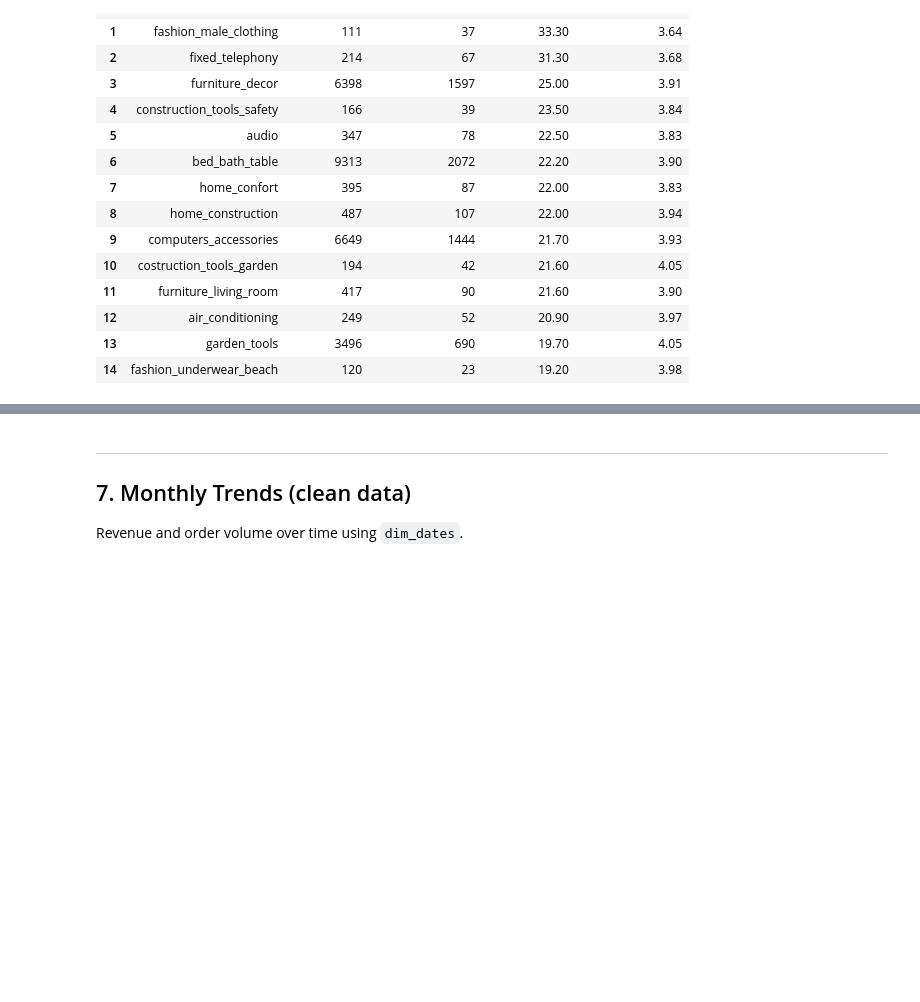
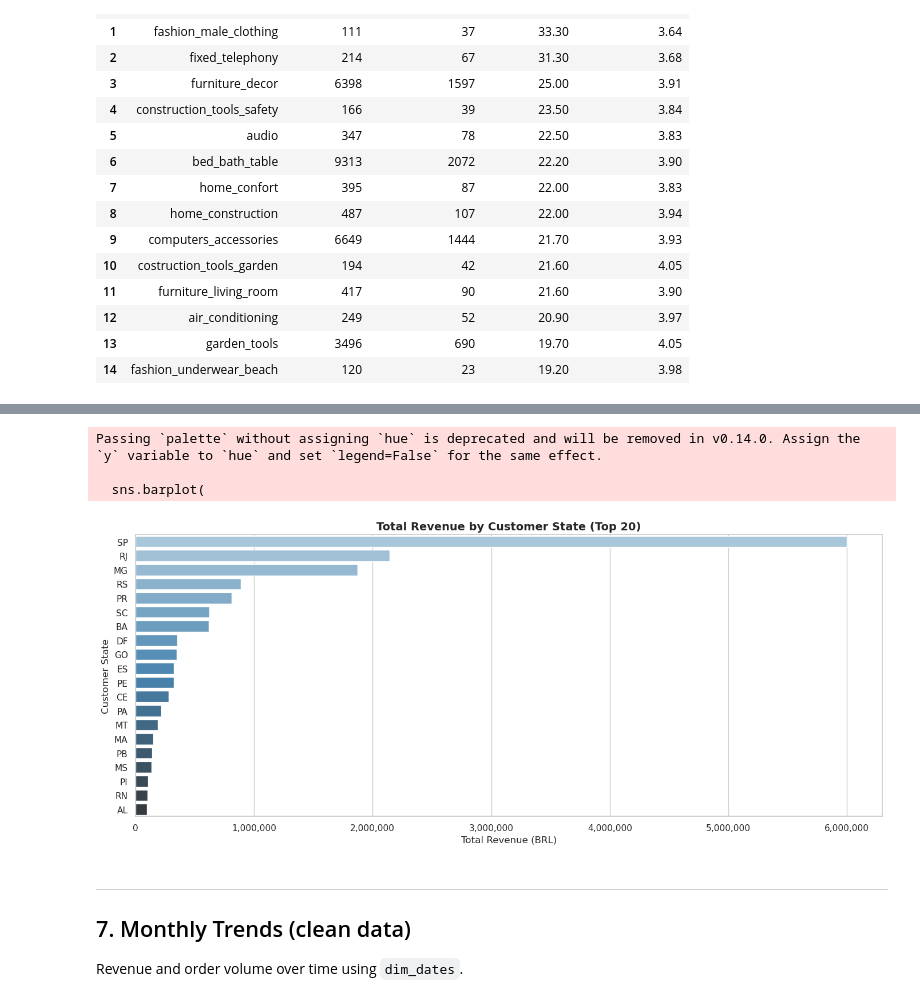
Before and after one commit to kevichua/DS5-Team-5---Module-2-Assignment-Project, a Jupyter notebook: module2-olist-data-pipeline/notebooks/02_star_schema_analysis.ipynb, the cells around one changed output, grey strips where cells are left out. Saved outputs shown, nothing was run; the diff lists cells and outputs as text; code cells hidden in the pictures; blank space fills up the shorter version.

Commit message:
Update revenue per state

```diff
--- a/module2-olist-data-pipeline/notebooks/02_star_schema_analysis.ipynb
+++ b/module2-olist-data-pipeline/notebooks/02_star_schema_analysis.ipynb
@@ -404,0 +410,15 @@ display(low_score_by_category)
+# %%
+revenue_by_state = client.query(f"""
+    SELECT
+        c.state                                        AS customer_state,
+        COUNT(DISTINCT o.order_id)                     AS total_orders,
+        ROUND(SUM(o.total_payment_value), 2)           AS total_revenue,
+        ROUND(AVG(o.total_payment_value), 2)           AS avg_order_value
+    FROM `{PROJECT}.{DATASET}.fact_orders` o
+    JOIN `{PROJECT}.{DATASET}.dim_customers` c
+      ON o.customer_id = c.customer_id
+    GROUP BY c.state
+    ORDER BY total_revenue DESC
+""").to_dataframe()
+
+display(revenue_by_state)
@@ -405,3 +443,21 @@ display(low_score_by_category)
+# %%
+fig, ax = plt.subplots(figsize=(14, 6))
+sns.barplot(
+    data=revenue_by_state.head(20),
+    x='total_revenue', y='customer_state',
+    palette='Blues_d', ax=ax
+)
+ax.set_title('Total Revenue by Customer State (Top 20)', fontsize=14, fontweight='bold')
+ax.set_xlabel('Total Revenue (BRL)')
+ax.set_ylabel('Customer State')
+ax.xaxis.set_major_formatter(mticker.FuncFormatter(lambda x, _: f'{x:,.0f}'))
+plt.tight_layout()
+plt.show()
+# %% [output]
+Passing `palette` without assigning `hue` is deprecated and will be removed in v0.14.0. Assign the `y` variable to `hue` and set `legend=False` for the same effect.
+
+  sns.barplot(
+[figure, added]
 # %% [markdown]
 ---
 ## 7. Monthly Trends (clean data)
```
Also changed, not shown: parts of 3 cells of this notebook.
